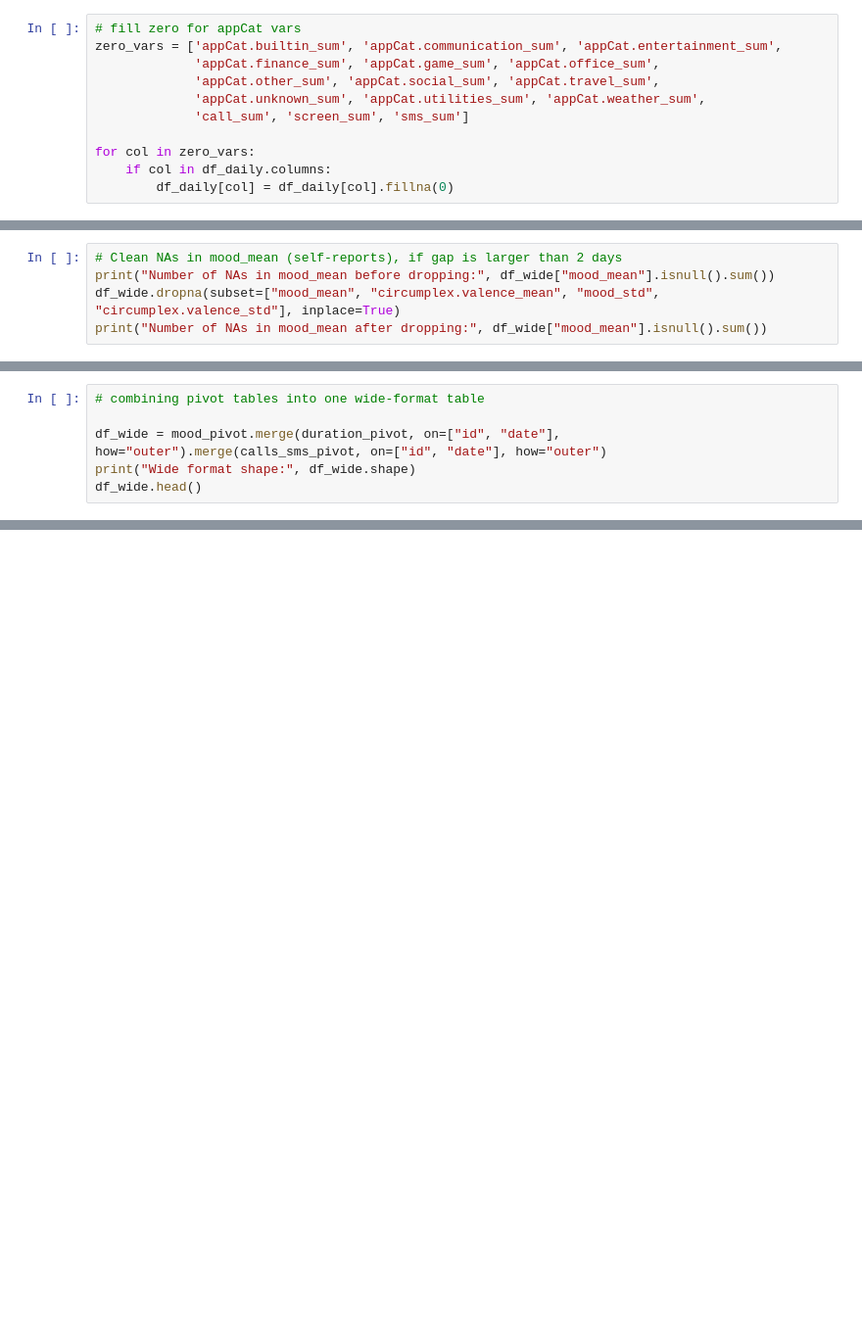
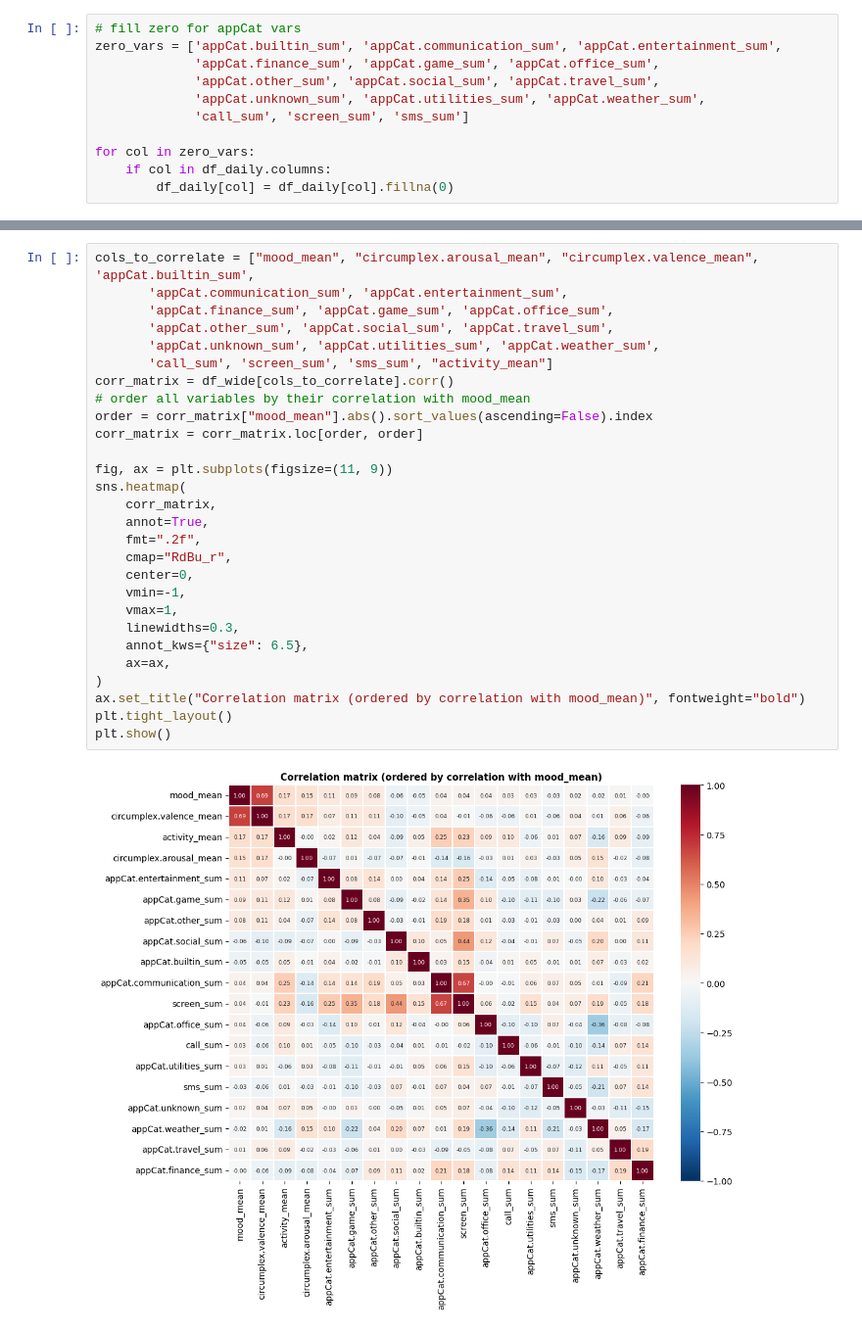
Before and after one commit to alicja-a-d/Data_Mining, a Jupyter notebook: assignment1_DMT_v1.ipynb, the cells around one changed output, grey strips where cells are left out. Shown at 98% size. Saved outputs shown, nothing was run; the diff lists cells and outputs as text; blank space fills up the shorter version.

```diff
--- a/assignment1_DMT_v1.ipynb
+++ b/assignment1_DMT_v1.ipynb
@@ -349,5 +351,0 @@ dtype: int64
-# %%
-# Clean NAs in mood_mean (self-reports), if gap is larger than 2 days
-print("Number of NAs in mood_mean before dropping:", df_wide["mood_mean"].isnull().sum())
-df_wide.dropna(subset=["mood_mean", "circumplex.valence_mean", "mood_std", "circumplex.valence_std"], inplace=True)
-print("Number of NAs in mood_mean after dropping:", df_wide["mood_mean"].isnull().sum())
@@ -929,6 +351,0 @@ calls_sms_pivot.head()
-# %%
-# combining pivot tables into one wide-format table
-
-df_wide = mood_pivot.merge(duration_pivot, on=["id", "date"], how="outer").merge(calls_sms_pivot, on=["id", "date"], how="outer")
-print("Wide format shape:", df_wide.shape)
-df_wide.head()
@@ -1077,0 +411,30 @@ first_dates.sort_values(["id", "first_date", "variable"]).head(20)
+# %%
+cols_to_correlate = ["mood_mean", "circumplex.arousal_mean", "circumplex.valence_mean", 'appCat.builtin_sum',
+       'appCat.communication_sum', 'appCat.entertainment_sum',
+       'appCat.finance_sum', 'appCat.game_sum', 'appCat.office_sum',
+       'appCat.other_sum', 'appCat.social_sum', 'appCat.travel_sum',
+       'appCat.unknown_sum', 'appCat.utilities_sum', 'appCat.weather_sum',
+       'call_sum', 'screen_sum', 'sms_sum', "activity_mean"]
+corr_matrix = df_wide[cols_to_correlate].corr()
+# order all variables by their correlation with mood_mean
+order = corr_matrix["mood_mean"].abs().sort_values(ascending=False).index
+corr_matrix = corr_matrix.loc[order, order]
+
+fig, ax = plt.subplots(figsize=(11, 9))
+sns.heatmap(
+    corr_matrix,
+    annot=True,
+    fmt=".2f",
+    cmap="RdBu_r",
+    center=0,
+    vmin=-1,
+    vmax=1,
+    linewidths=0.3,
+    annot_kws={"size": 6.5},
+    ax=ax,
+)
+ax.set_title("Correlation matrix (ordered by correlation with mood_mean)", fontweight="bold")
+plt.tight_layout()
+plt.show()
+# %% [output]
+[figure, added]
```
Also changed, not shown: parts of 65 cells of this notebook.
